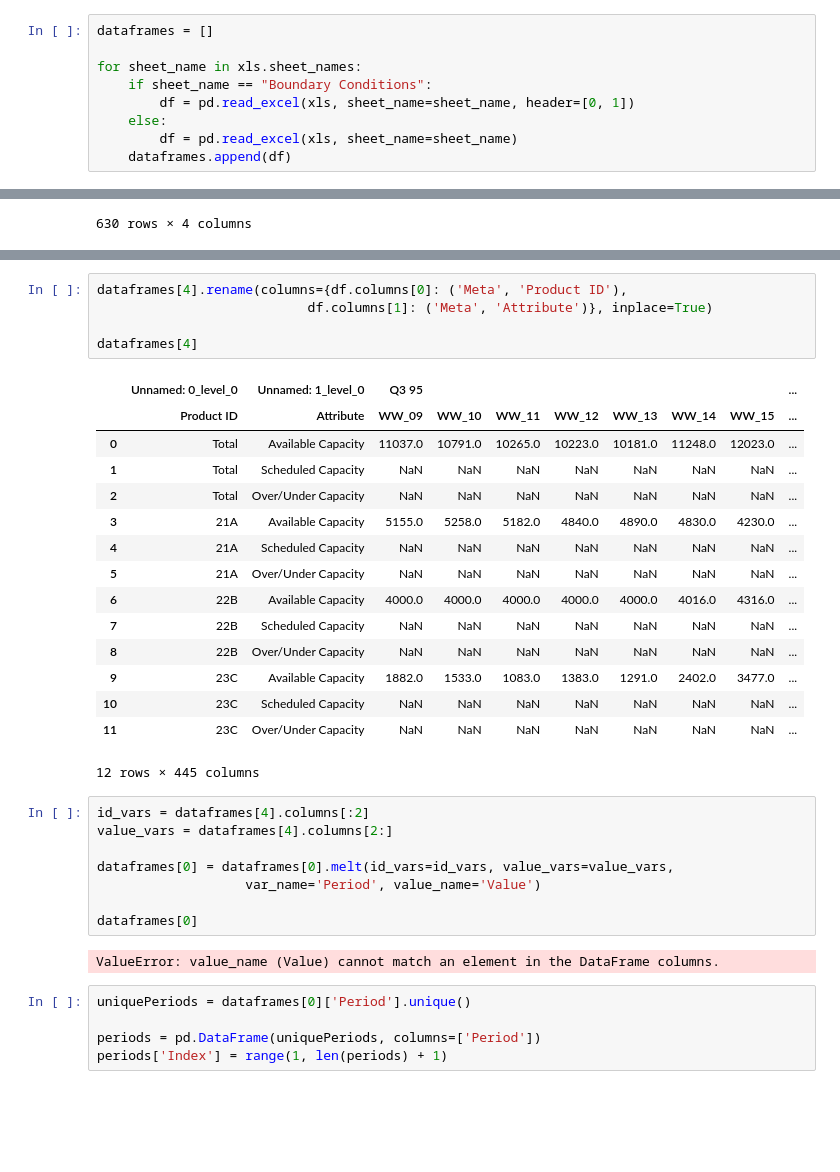
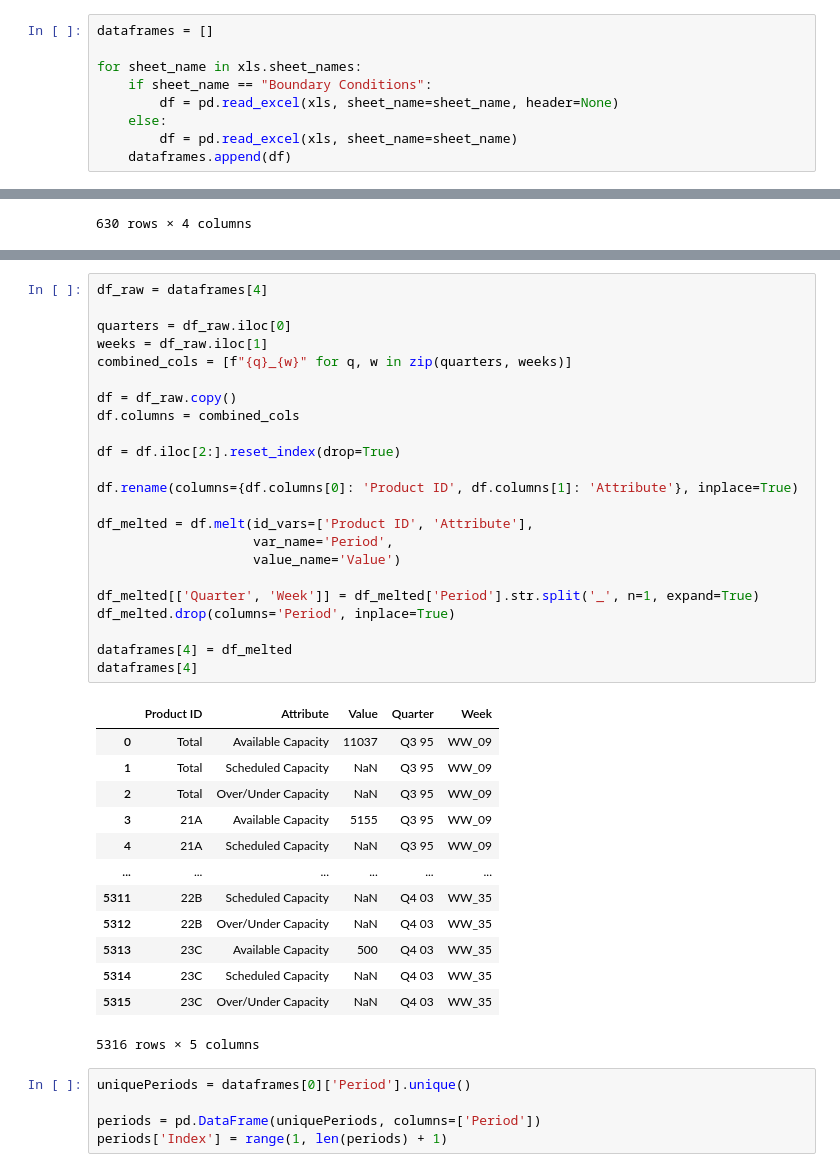
Before and after one commit to B3rser/OPPS-Micron, a Jupyter notebook: preparateTables.ipynb, the cells around one changed output, grey strips where cells are left out. Cells and saved outputs as stored; diff of their text form; blank space fills up the shorter version.

Commit message:
Added preparation for Boundary Conditions sheet

```diff
--- a/preparateTables.ipynb
+++ b/preparateTables.ipynb
@@ -8,7 +8,7 @@ dataframes = []
 
 for sheet_name in xls.sheet_names:
     if sheet_name == "Boundary Conditions":
-        df = pd.read_excel(xls, sheet_name=sheet_name, header=[0, 1])
+        df = pd.read_excel(xls, sheet_name=sheet_name, header=None)
     else:
         df = pd.read_excel(xls, sheet_name=sheet_name)
     dataframes.append(df)
@@ -49,34 +68,40 @@ dataframes[0]
 # %%
-dataframes[4].rename(columns={df.columns[0]: ('Meta', 'Product ID'),
-                           df.columns[1]: ('Meta', 'Attribute')}, inplace=True)
+df_raw = dataframes[4]
 
+quarters = df_raw.iloc[0]
+weeks = df_raw.iloc[1]
+combined_cols = [f"{q}_{w}" for q, w in zip(quarters, weeks)]
+
+df = df_raw.copy()
+df.columns = combined_cols
+
+df = df.iloc[2:].reset_index(drop=True)
+
+df.rename(columns={df.columns[0]: 'Product ID', df.columns[1]: 'Attribute'}, inplace=True)
+
+df_melted = df.melt(id_vars=['Product ID', 'Attribute'],
+                    var_name='Period',
+                    value_name='Value')
+
+df_melted[['Quarter', 'Week']] = df_melted['Period'].str.split('_', n=1, expand=True)
+df_melted.drop(columns='Period', inplace=True)
+
+dataframes[4] = df_melted
 dataframes[4]
 # %% [output]
-|  | Unnamed: 0_level_0 | Unnamed: 1_level_0 | Q3 95 |  |  |  |  |  |  | ... |
-|  | Product ID | Attribute | WW_09 | WW_10 | WW_11 | WW_12 | WW_13 | WW_14 | WW_15 | ... |
-| 0 | Total | Available Capacity | 11037.0 | 10791.0 | 10265.0 | 10223.0 | 10181.0 | 11248.0 | 12023.0 | ... |
-| 1 | Total | Scheduled Capacity | NaN | NaN | NaN | NaN | NaN | NaN | NaN | ... |
-| 2 | Total | Over/Under Capacity | NaN | NaN | NaN | NaN | NaN | NaN | NaN | ... |
-| 3 | 21A | Available Capacity | 5155.0 | 5258.0 | 5182.0 | 4840.0 | 4890.0 | 4830.0 | 4230.0 | ... |
-| 4 | 21A | Scheduled Capacity | NaN | NaN | NaN | NaN | NaN | NaN | NaN | ... |
-| 5 | 21A | Over/Under Capacity | NaN | NaN | NaN | NaN | NaN | NaN | NaN | ... |
-| 6 | 22B | Available Capacity | 4000.0 | 4000.0 | 4000.0 | 4000.0 | 4000.0 | 4016.0 | 4316.0 | ... |
-| 7 | 22B | Scheduled Capacity | NaN | NaN | NaN | NaN | NaN | NaN | NaN | ... |
-| 8 | 22B | Over/Under Capacity | NaN | NaN | NaN | NaN | NaN | NaN | NaN | ... |
-| 9 | 23C | Available Capacity | 1882.0 | 1533.0 | 1083.0 | 1383.0 | 1291.0 | 2402.0 | 3477.0 | ... |
-| 10 | 23C | Scheduled Capacity | NaN | NaN | NaN | NaN | NaN | NaN | NaN | ... |
-| 11 | 23C | Over/Under Capacity | NaN | NaN | NaN | NaN | NaN | NaN | NaN | ... |
+|  | Product ID | Attribute | Value | Quarter | Week |
+| 0 | Total | Available Capacity | 11037 | Q3 95 | WW_09 |
+| 1 | Total | Scheduled Capacity | NaN | Q3 95 | WW_09 |
+| 2 | Total | Over/Under Capacity | NaN | Q3 95 | WW_09 |
+| 3 | 21A | Available Capacity | 5155 | Q3 95 | WW_09 |
+| 4 | 21A | Scheduled Capacity | NaN | Q3 95 | WW_09 |
+| ... | ... | ... | ... | ... | ... |
+| 5311 | 22B | Scheduled Capacity | NaN | Q4 03 | WW_35 |
+| 5312 | 22B | Over/Under Capacity | NaN | Q4 03 | WW_35 |
+| 5313 | 23C | Available Capacity | 500 | Q4 03 | WW_35 |
+| 5314 | 23C | Scheduled Capacity | NaN | Q4 03 | WW_35 |
+| 5315 | 23C | Over/Under Capacity | NaN | Q4 03 | WW_35 |
-12 rows × 445 columns
+5316 rows × 5 columns
-# %%
-id_vars = dataframes[4].columns[:2]
-value_vars = dataframes[4].columns[2:]
-
-dataframes[0] = dataframes[0].melt(id_vars=id_vars, value_vars=value_vars,
-                   var_name='Period', value_name='Value')
-
-dataframes[0]
-# %% [output]
-ValueError: value_name (Value) cannot match an element in the DataFrame columns.
 # %%
 uniquePeriods = dataframes[0]['Period'].unique()
 
```
Also changed, not shown: parts of 2 cells of this notebook, 1 other file.
